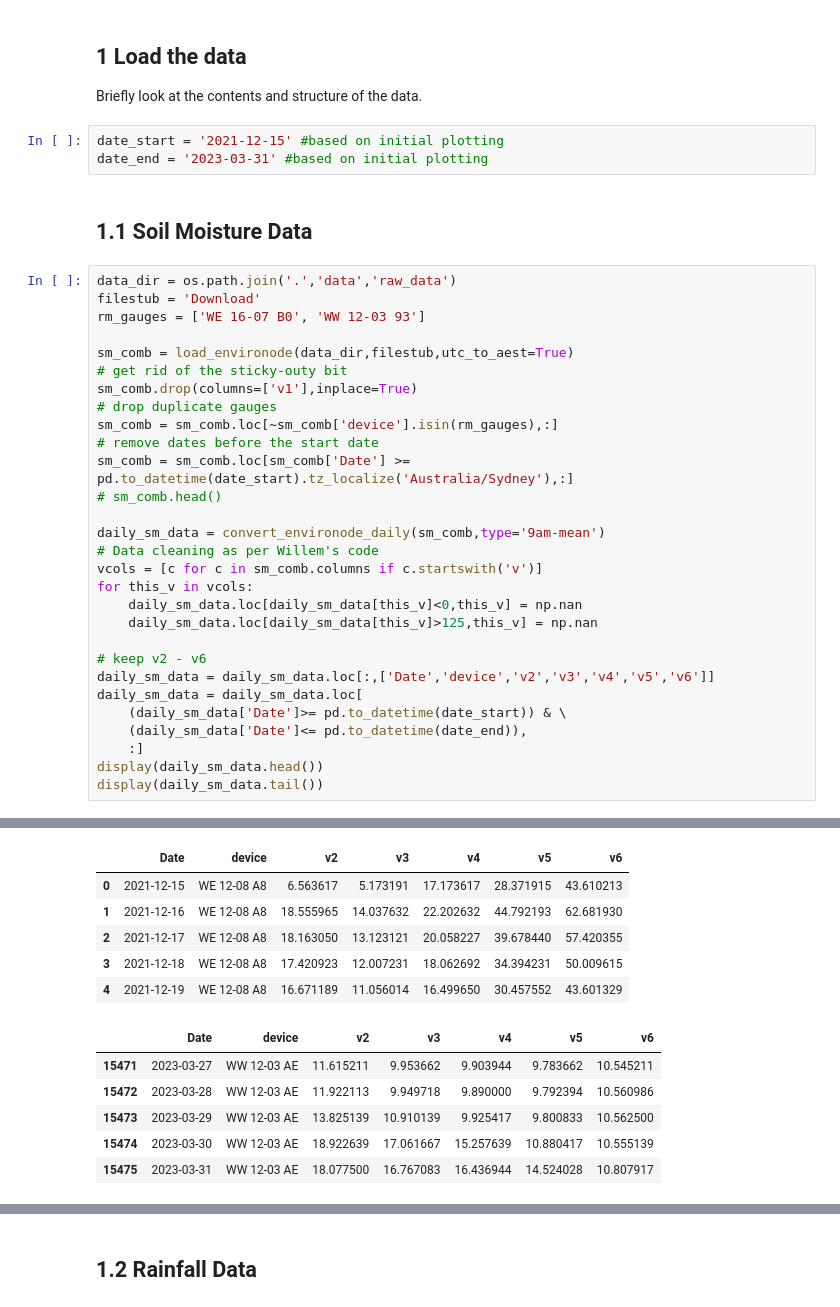
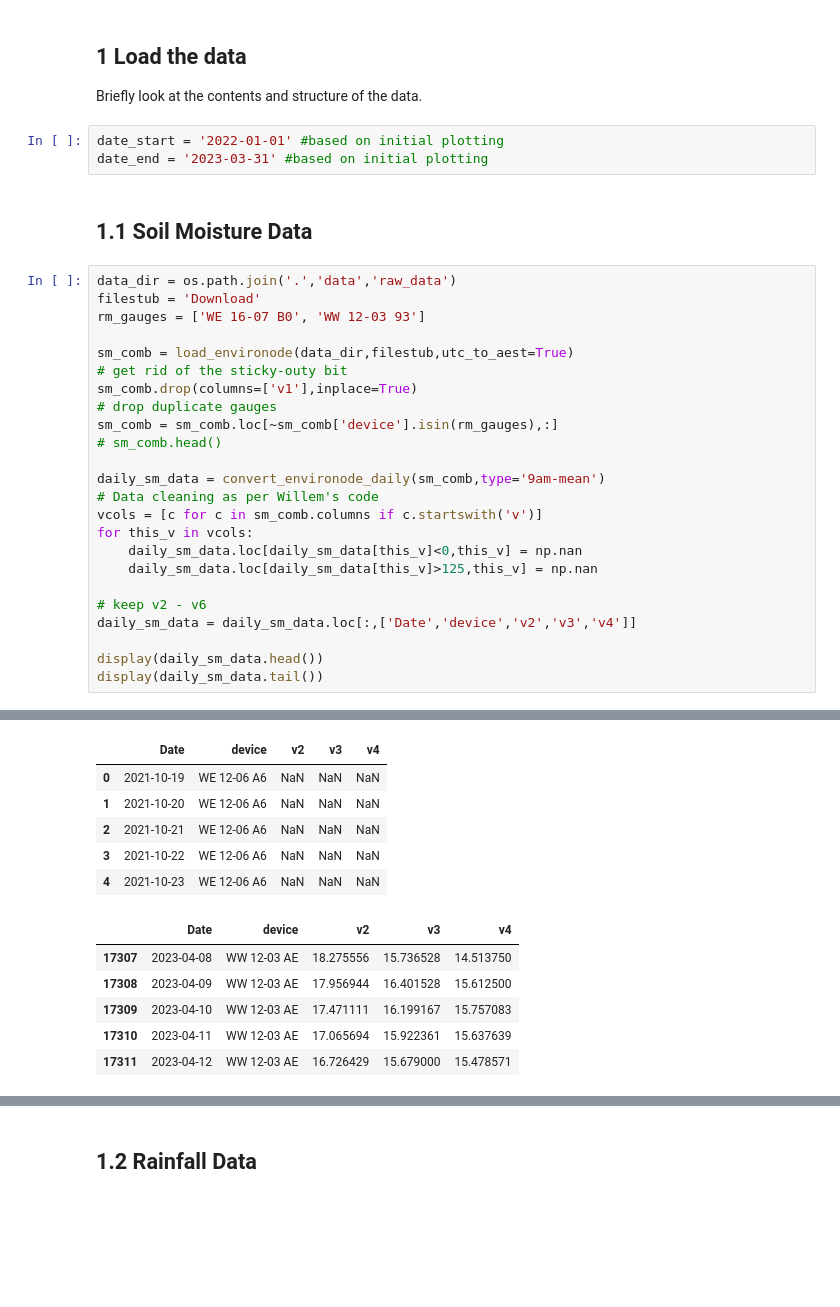
Before and after one commit to dare-centre/DDC-I, a Jupyter notebook: 00_Data_Preprocessing.ipynb, the cells around one changed output, grey strips where cells are left out. Saved outputs shown, nothing was run; the diff lists cells and outputs as text; blank space fills up the shorter version.

```diff
--- a/00_Data_Preprocessing.ipynb
+++ b/00_Data_Preprocessing.ipynb
@@ -41,7 +40,7 @@ from functions.preprocessing import (
 ## 1 Load the data
 Briefly look at the contents and structure of the data.
 # %%
-date_start = '2021-12-15' #based on initial plotting
+date_start = '2022-01-01' #based on initial plotting
 date_end = '2023-03-31' #based on initial plotting
 # %% [markdown]
 ## 1.1 Soil Moisture Data
@@ -55,8 +54,6 @@ sm_comb = load_environode(data_dir,filestub,utc_to_aest=True)
 sm_comb.drop(columns=['v1'],inplace=True)
 # drop duplicate gauges
 sm_comb = sm_comb.loc[~sm_comb['device'].isin(rm_gauges),:]
-# remove dates before the start date
-sm_comb = sm_comb.loc[sm_comb['Date'] >= pd.to_datetime(date_start).tz_localize('Australia/Sydney'),:]
 # sm_comb.head()
 
 daily_sm_data = convert_environode_daily(sm_comb,type='9am-mean')
@@ -67,11 +64,8 @@ for this_v in vcols:
     daily_sm_data.loc[daily_sm_data[this_v]>125,this_v] = np.nan
 
 # keep v2 - v6
-daily_sm_data = daily_sm_data.loc[:,['Date','device','v2','v3','v4','v5','v6']]
-daily_sm_data = daily_sm_data.loc[
-    (daily_sm_data['Date']>= pd.to_datetime(date_start)) & \
-    (daily_sm_data['Date']<= pd.to_datetime(date_end)),
-    :]
+daily_sm_data = daily_sm_data.loc[:,['Date','device','v2','v3','v4']]
+
 display(daily_sm_data.head())
 display(daily_sm_data.tail())
 # %% [output]
@@ -95,12 +89,12 @@ Gauge: WW 12-03 AE start: 2021-12-15 00:00:00 end: 2023-04-12 00:00:00
-|  | Date | device | v2 | v3 | v4 | v5 | v6 |
-| 0 | 2021-12-15 | WE 12-08 A8 | 6.563617 | 5.173191 | 17.173617 | 28.371915 | 43.610213 |
-| 1 | 2021-12-16 | WE 12-08 A8 | 18.555965 | 14.037632 | 22.202632 | 44.792193 | 62.681930 |
-| 2 | 2021-12-17 | WE 12-08 A8 | 18.163050 | 13.123121 | 20.058227 | 39.678440 | 57.420355 |
-| 3 | 2021-12-18 | WE 12-08 A8 | 17.420923 | 12.007231 | 18.062692 | 34.394231 | 50.009615 |
-| 4 | 2021-12-19 | WE 12-08 A8 | 16.671189 | 11.056014 | 16.499650 | 30.457552 | 43.601329 |
+|  | Date | device | v2 | v3 | v4 |
+| 0 | 2021-10-19 | WE 12-06 A6 | NaN | NaN | NaN |
+| 1 | 2021-10-20 | WE 12-06 A6 | NaN | NaN | NaN |
+| 2 | 2021-10-21 | WE 12-06 A6 | NaN | NaN | NaN |
+| 3 | 2021-10-22 | WE 12-06 A6 | NaN | NaN | NaN |
+| 4 | 2021-10-23 | WE 12-06 A6 | NaN | NaN | NaN |
-|  | Date | device | v2 | v3 | v4 | v5 | v6 |
-| 15471 | 2023-03-27 | WW 12-03 AE | 11.615211 | 9.953662 | 9.903944 | 9.783662 | 10.545211 |
-| 15472 | 2023-03-28 | WW 12-03 AE | 11.922113 | 9.949718 | 9.890000 | 9.792394 | 10.560986 |
-| 15473 | 2023-03-29 | WW 12-03 AE | 13.825139 | 10.910139 | 9.925417 | 9.800833 | 10.562500 |
-| 15474 | 2023-03-30 | WW 12-03 AE | 18.922639 | 17.061667 | 15.257639 | 10.880417 | 10.555139 |
-| 15475 | 2023-03-31 | WW 12-03 AE | 18.077500 | 16.767083 | 16.436944 | 14.524028 | 10.807917 |
+|  | Date | device | v2 | v3 | v4 |
+| 17307 | 2023-04-08 | WW 12-03 AE | 18.275556 | 15.736528 | 14.513750 |
+| 17308 | 2023-04-09 | WW 12-03 AE | 17.956944 | 16.401528 | 15.612500 |
+| 17309 | 2023-04-10 | WW 12-03 AE | 17.471111 | 16.199167 | 15.757083 |
+| 17310 | 2023-04-11 | WW 12-03 AE | 17.065694 | 15.922361 | 15.637639 |
+| 17311 | 2023-04-12 | WW 12-03 AE | 16.726429 | 15.679000 | 15.478571 |
```
Also changed, not shown: parts of 17 cells of this notebook, 4 other files.
